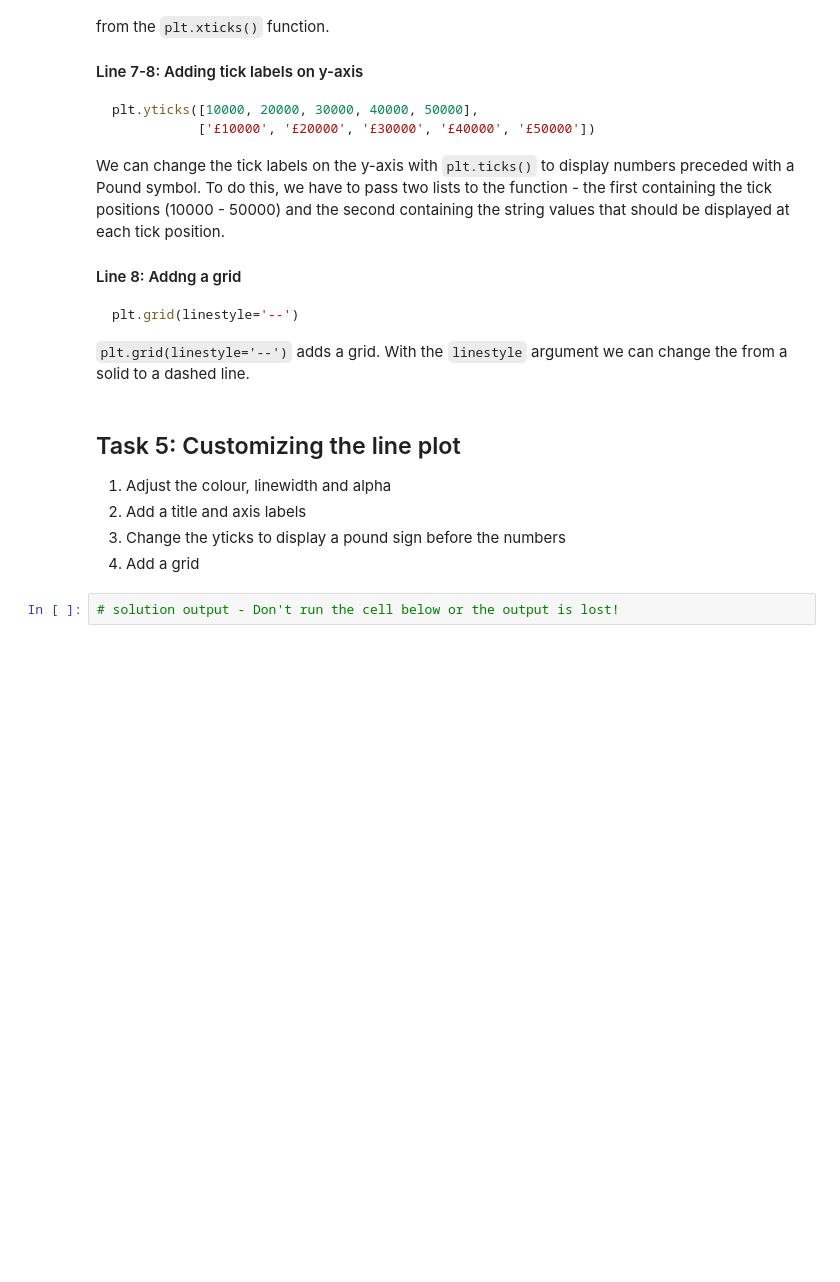
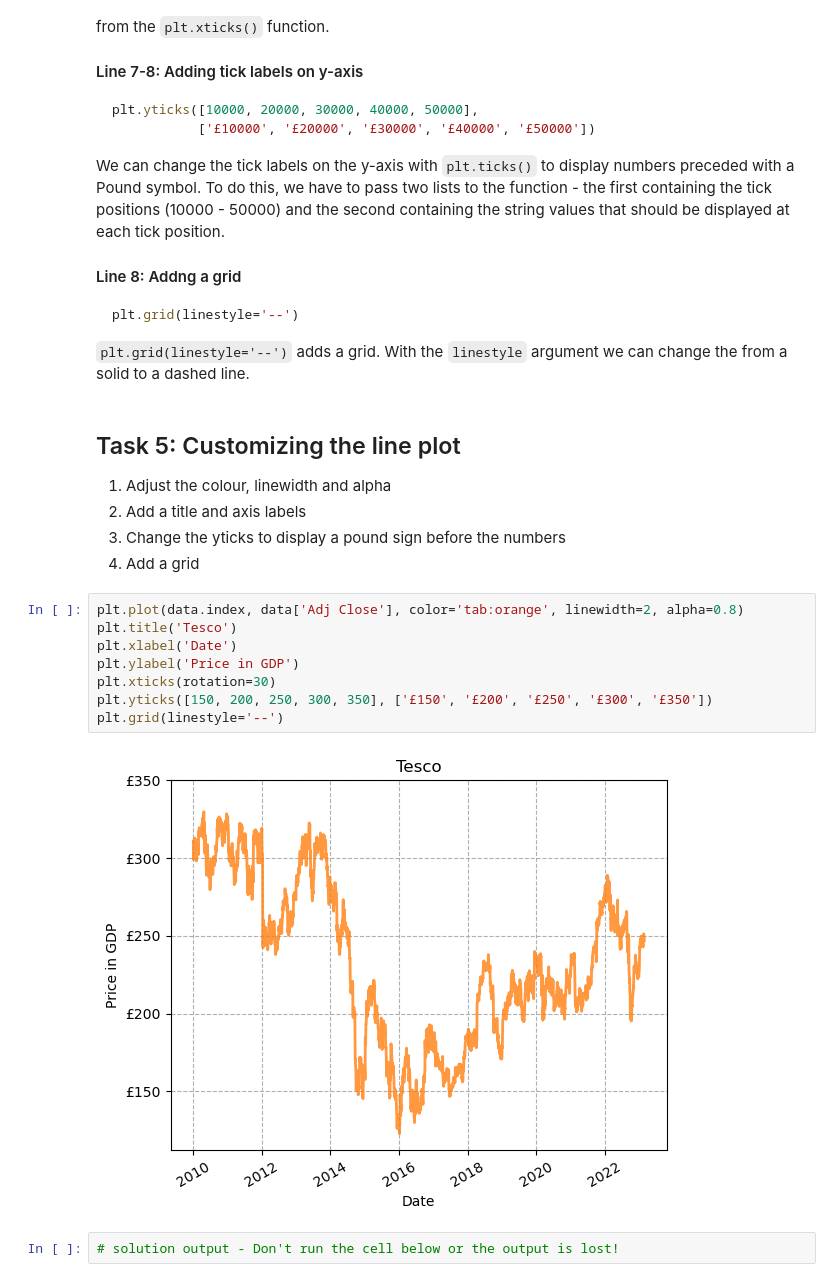
Before and after one commit to pkur3k/Financial-Data-Analysis-Exercises, a Jupyter notebook: Py4Fin01.ipynb, the cells around one changed output. Saved outputs shown, nothing was run; the diff lists cells and outputs as text; blank space fills up the shorter version.

```diff
--- a/Py4Fin01.ipynb
+++ b/Py4Fin01.ipynb
@@ -388,6 +474,16 @@ plt.grid(linestyle='--')
 2. Add a title and axis labels
 3. Change the yticks to display a pound sign before the numbers
 4. Add a grid
+# %%
+plt.plot(data.index, data['Adj Close'], color='tab:orange', linewidth=2, alpha=0.8)
+plt.title('Tesco')
+plt.xlabel('Date')
+plt.ylabel('Price in GDP')
+plt.xticks(rotation=30)
+plt.yticks([150, 200, 250, 300, 350], ['£150', '£200', '£250', '£300', '£350'])
+plt.grid(linestyle='--')
+# %% [output]
+[figure, added]
 # %%
 # solution output - Don't run the cell below or the output is lost!
 # %% [output]
```
Also changed, not shown: parts of 10 cells of this notebook.
